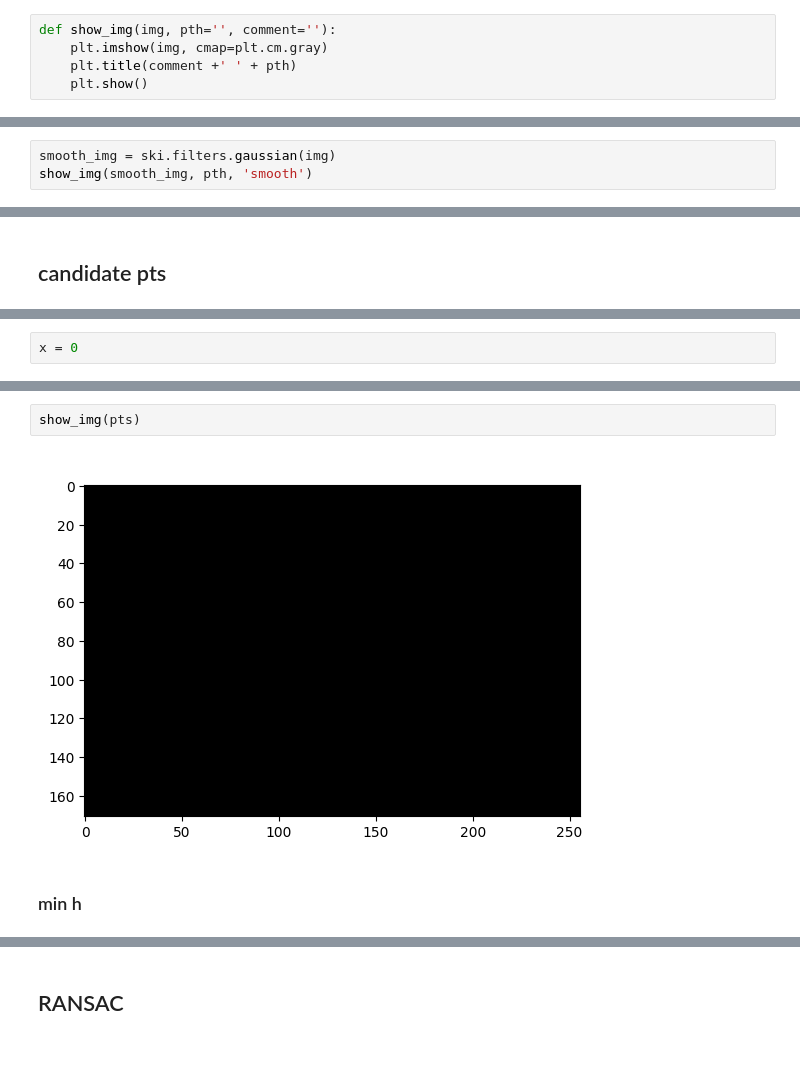
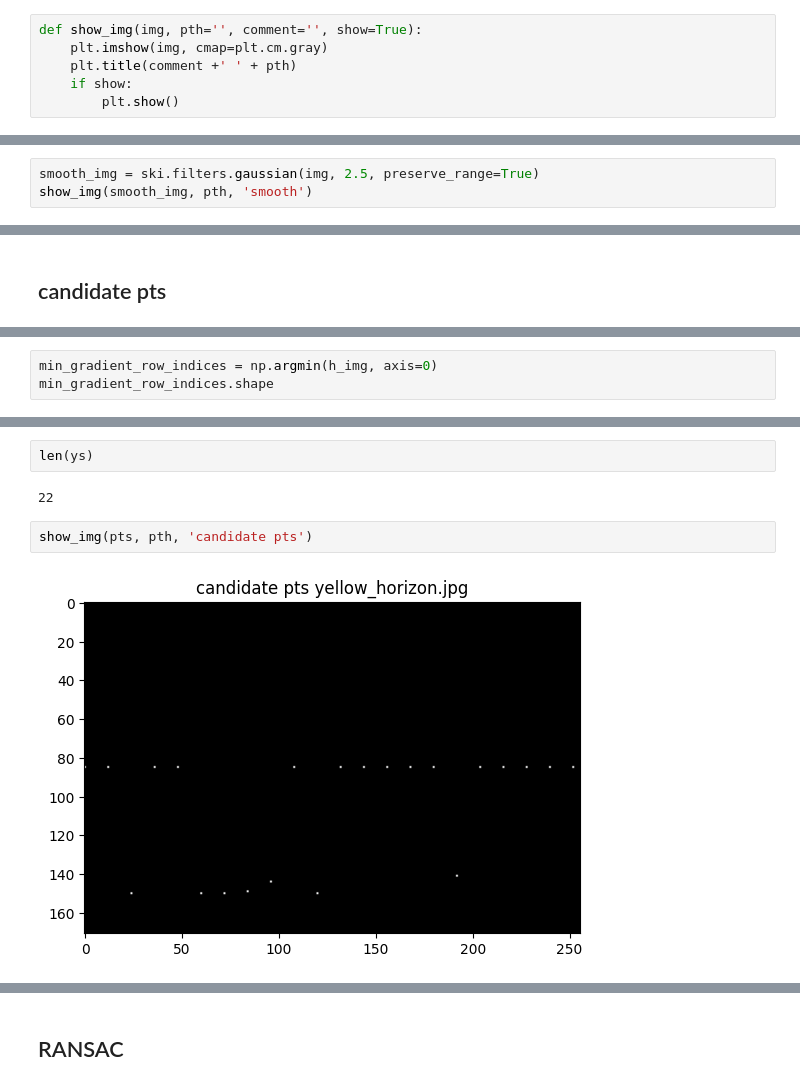
Before and after one commit to marekd6/CV1_labs, a Jupyter notebook: Assignment 03-20251203/cv1_3_2.ipynb, the cells around one changed output, grey strips where cells are left out. Drawn from its saved outputs; the diff is of its cells as text; blank space fills up the shorter version.

Commit message:
horizintal img's candidates

```diff
--- a/Assignment 03-20251203/cv1_3_2.ipynb
+++ b/Assignment 03-20251203/cv1_3_2.ipynb
@@ -18,10 +18,11 @@ from sklearn.linear_model import RANSACRegressor
 # %% [markdown]
 ## defs
 # %%
-def show_img(img, pth='', comment=''):
+def show_img(img, pth='', comment='', show=True):
     plt.imshow(img, cmap=plt.cm.gray)
     plt.title(comment +' ' + pth)
-    plt.show()
+    if show:
+        plt.show()
 # %%
 def load_display_img(pth, is_gray=False):
     img = ski.io.imread(pth)
@@ -65,6 +66,6 @@ img = load_display_img(pth)
 # %% [markdown]
 ## Sobel
 # %%
-smooth_img = ski.filters.gaussian(img)
+smooth_img = ski.filters.gaussian(img, 2.5, preserve_range=True)
 show_img(smooth_img, pth, 'smooth')
 # %% [output]
@@ -81,2 +79,0 @@ fpt = np.zeros_like(img)
-# %%
-x = 0
@@ -180,0 +80,3 @@ array([0, 0, 0, 0, 0, 0, 0, 0, 0, 0, 0, 0, 0, 0, 0, 0, 0, 0, 0, 0, 0, 0,
+# %%
+min_gradient_row_indices = np.argmin(h_img, axis=0)
+min_gradient_row_indices.shape
@@ -214,6 +98,8 @@ for x in range(0, img.shape[1]-1, img.shape[1] // 20): # horiz col
+# %%
+len(ys)
+# %% [output]
+22
 # %%
-show_img(pts)
+show_img(pts, pth, 'candidate pts')
 # %% [output]
-[figure, old version]
+[figure, new version]
-# %% [markdown]
-### min h
```
Also changed, not shown: parts of 37 cells of this notebook.
